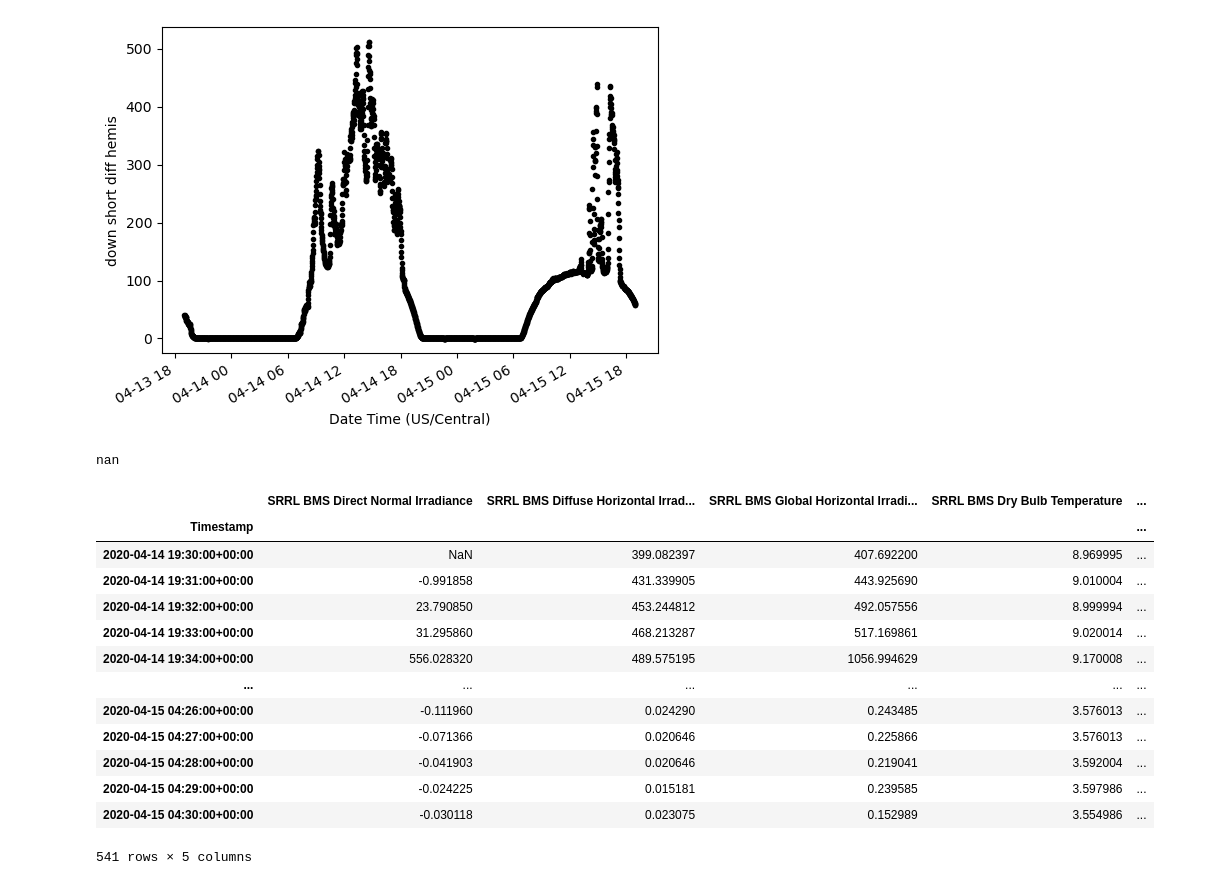
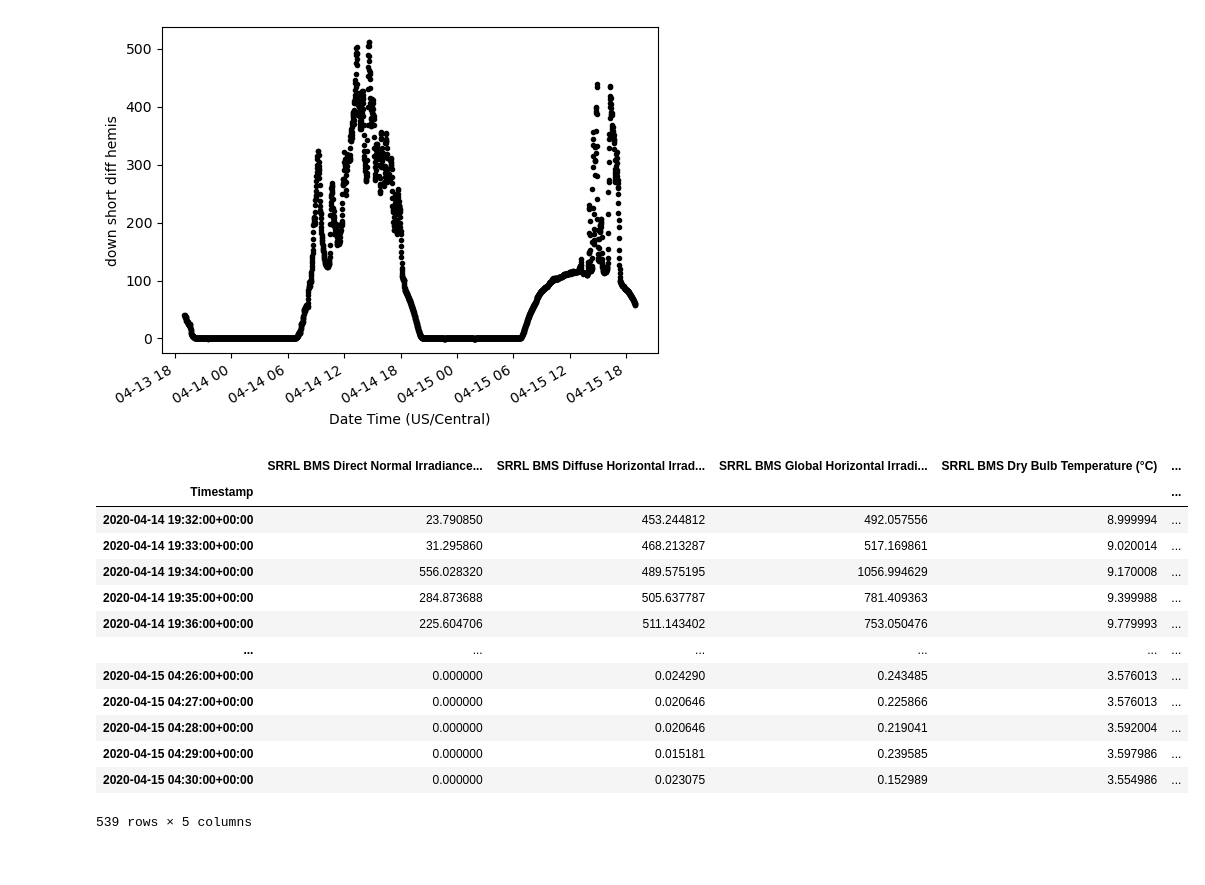
Before and after one commit to NREL/hercules, a Jupyter notebook: example_case_folders/07_floris_standin_and_solar_pysam/read_solar_precursor_data.ipynb, the cells around one changed output. Drawn from its saved outputs; the diff is of its cells as text; code cells hidden in the pictures.

```diff
--- a/example_case_folders/07_floris_standin_and_solar_pysam/read_solar_precursor_data.ipynb
+++ b/example_case_folders/07_floris_standin_and_solar_pysam/read_solar_precursor_data.ipynb
@@ -147,44 +160,61 @@ plt.tight_layout
 # %% [output]
 <function matplotlib.pyplot.tight_layout(*, pad=1.08, h_pad=None, w_pad=None, rect=None)>
 [figure]
-# %%
-exportdf['SRRL BMS Global Horizontal Irradiance'][10]
-# %% [output]
-nan
 # %%
 # convert solar data to input csv format - same as NonAnnualSimulation csv
 sel_columns = ['short_direct_normal','down_short_diffuse_hemisp','down_short_hemisp',
                'Temp_Air','wind_speed']
+# sel_columns = ['aqc_short_direct_normal','aqc_down_short_diffuse_hemisp','aqc_down_short_hemisp',
+#                'Temp_Air','wind_speed']
+
 exportdf = df[sel_columns].copy()
 
 # filter for time period
-tstart = '2020-04-14 19:30:00'
+tstart = '2020-04-14 19:32:00'
 tend = '2020-04-15 04:30:00'
 exportdf = exportdf[(exportdf.index >= tstart) & (exportdf.index <= tend)]
 
 exportdf.index.names = ['Timestamp']
 
-exportdf = exportdf.rename(columns={"short_direct_normal": "SRRL BMS Direct Normal Irradiance",
-                                    "down_short_hemisp" : "SRRL BMS Global Horizontal Irradiance",
-                                    "down_short_diffuse_hemisp": "SRRL BMS Diffuse Horizontal Irradiance",
-                                    "Temp_Air": "SRRL BMS Dry Bulb Temperature",
-                                    "wind_speed": "SRRL BMS Wind Speed at 10 m (m/s)"})
+# replace negative DNI with zeros
+exportdf['short_direct_normal'][exportdf['short_direct_normal'] < 0] = 0
+exportdf['down_short_hemisp'][exportdf['down_short_hemisp'] < 0] = 0
+exportdf['down_short_diffuse_hemisp'][exportdf['down_short_diffuse_hemisp'] < 0] = 0
+
+# replace NaNs with interpolated values
+exportdf = exportdf.interpolate('linear')
+
+# exportdf = exportdf.rename(columns={"short_direct_normal": "SRRL BMS Direct Normal Irradiance",
+#                                     "down_short_hemisp" : "SRRL BMS Global Horizontal Irradiance",
+#                                     "down_short_diffuse_hemisp": "SRRL BMS Diffuse Horizontal Irradiance",
+#                                     "Temp_Air": "SRRL BMS Dry Bulb Temperature",
+#                                     "wind_speed": "SRRL BMS Wind Speed at 10 m (m/s)"})
+exportdf = exportdf.rename(columns={"short_direct_normal": "SRRL BMS Direct Normal Irradiance (W/m²_irr)",
+                                    "down_short_hemisp" : "SRRL BMS Global Horizontal Irradiance (W/m²_irr)",
+                                    "down_short_diffuse_hemisp": "SRRL BMS Diffuse Horizontal Irradiance (W/m²_irr)",
+                                    "Temp_Air": "SRRL BMS Dry Bulb Temperature (°C)",
+                                    "wind_speed": "SRRL BMS Wind Speed at 19' (m/s)"}) # !!! THIS NEEDS TO BE INTERPOLATED TO 19' FROM 10m
+# exportdf = exportdf.rename(columns={"aqc_short_direct_normal": "SRRL BMS Direct Normal Irradiance (W/m²_irr)",
+#                                     "aqc_down_short_hemisp" : "SRRL BMS Global Horizontal Irradiance (W/m²_irr)",
+#                                     "aqc_down_short_diffuse_hemisp": "SRRL BMS Diffuse Horizontal Irradiance (W/m²_irr)",
+#                                     "Temp_Air": "SRRL BMS Dry Bulb Temperature (°C)",
+#                                     "wind_speed": "SRRL BMS Wind Speed at 19' (m/s)"}) # !!! THIS NEEDS TO BE INTERPOLATED TO 19' FROM 10m
 
 exportdf.to_csv('ARM_solar_data_precursor.csv')
 
 exportdf
 # %% [output]
-|  | SRRL BMS Direct Normal Irradiance | SRRL BMS Diffuse Horizontal Irrad... | SRRL BMS Global Horizontal Irradi... | SRRL BMS Dry Bulb Temperature | ... |
+|  | SRRL BMS Direct Normal Irradiance... | SRRL BMS Diffuse Horizontal Irrad... | SRRL BMS Global Horizontal Irradi... | SRRL BMS Dry Bulb Temperature (°C) | ... |
 | Timestamp |  |  |  |  | ... |
-| 2020-04-14 19:30:00+00:00 | NaN | 399.082397 | 407.692200 | 8.969995 | ... |
-| 2020-04-14 19:31:00+00:00 | -0.991858 | 431.339905 | 443.925690 | 9.010004 | ... |
 | 2020-04-14 19:32:00+00:00 | 23.790850 | 453.244812 | 492.057556 | 8.999994 | ... |
 | 2020-04-14 19:33:00+00:00 | 31.295860 | 468.213287 | 517.169861 | 9.020014 | ... |
 | 2020-04-14 19:34:00+00:00 | 556.028320 | 489.575195 | 1056.994629 | 9.170008 | ... |
+| 2020-04-14 19:35:00+00:00 | 284.873688 | 505.637787 | 781.409363 | 9.399988 | ... |
+| 2020-04-14 19:36:00+00:00 | 225.604706 | 511.143402 | 753.050476 | 9.779993 | ... |
 | ... | ... | ... | ... | ... | ... |
-| 2020-04-15 04:26:00+00:00 | -0.111960 | 0.024290 | 0.243485 | 3.576013 | ... |
-| 2020-04-15 04:27:00+00:00 | -0.071366 | 0.020646 | 0.225866 | 3.576013 | ... |
-| 2020-04-15 04:28:00+00:00 | -0.041903 | 0.020646 | 0.219041 | 3.592004 | ... |
-| 2020-04-15 04:29:00+00:00 | -0.024225 | 0.015181 | 0.239585 | 3.597986 | ... |
-| 2020-04-15 04:30:00+00:00 | -0.030118 | 0.023075 | 0.152989 | 3.554986 | ... |
+| 2020-04-15 04:26:00+00:00 | 0.000000 | 0.024290 | 0.243485 | 3.576013 | ... |
+| 2020-04-15 04:27:00+00:00 | 0.000000 | 0.020646 | 0.225866 | 3.576013 | ... |
+| 2020-04-15 04:28:00+00:00 | 0.000000 | 0.020646 | 0.219041 | 3.592004 | ... |
+| 2020-04-15 04:29:00+00:00 | 0.000000 | 0.015181 | 0.239585 | 3.597986 | ... |
+| 2020-04-15 04:30:00+00:00 | 0.000000 | 0.023075 | 0.152989 | 3.554986 | ... |
-541 rows × 5 columns
+539 rows × 5 columns
```
Also changed, not shown: parts of 3 cells of this notebook, 2 other files.
